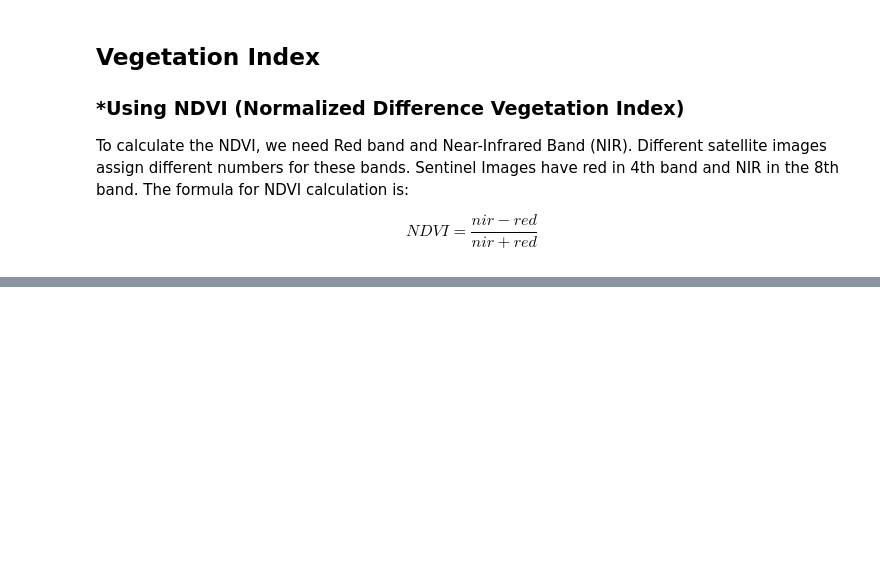
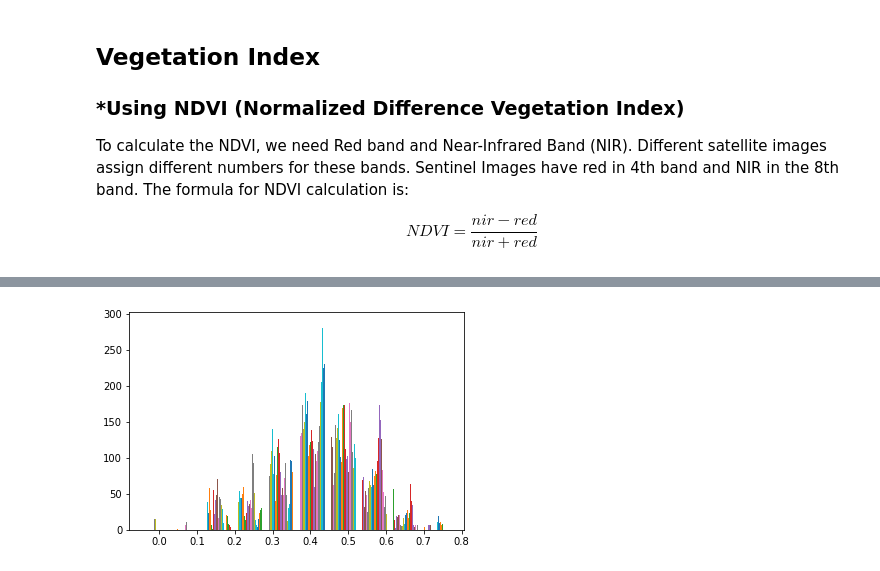
Before and after one commit to Phoebe0222/datathon, a Jupyter notebook: dataprep/NDVI.ipynb, the cells around one changed output, grey strips where cells are left out. Cells and saved outputs as stored; diff of their text form; code cells hidden in the pictures; blank space fills up the shorter version.

```diff
--- a/dataprep/NDVI.ipynb
+++ b/dataprep/NDVI.ipynb
@@ -85,0 +110,5 @@ img.show()
+# %%
+plt.hist(ndvi[0])
+plt.show()
+# %% [output]
+[figure, added]
```
Also changed, not shown: parts of 6 cells of this notebook, 2 other files.
